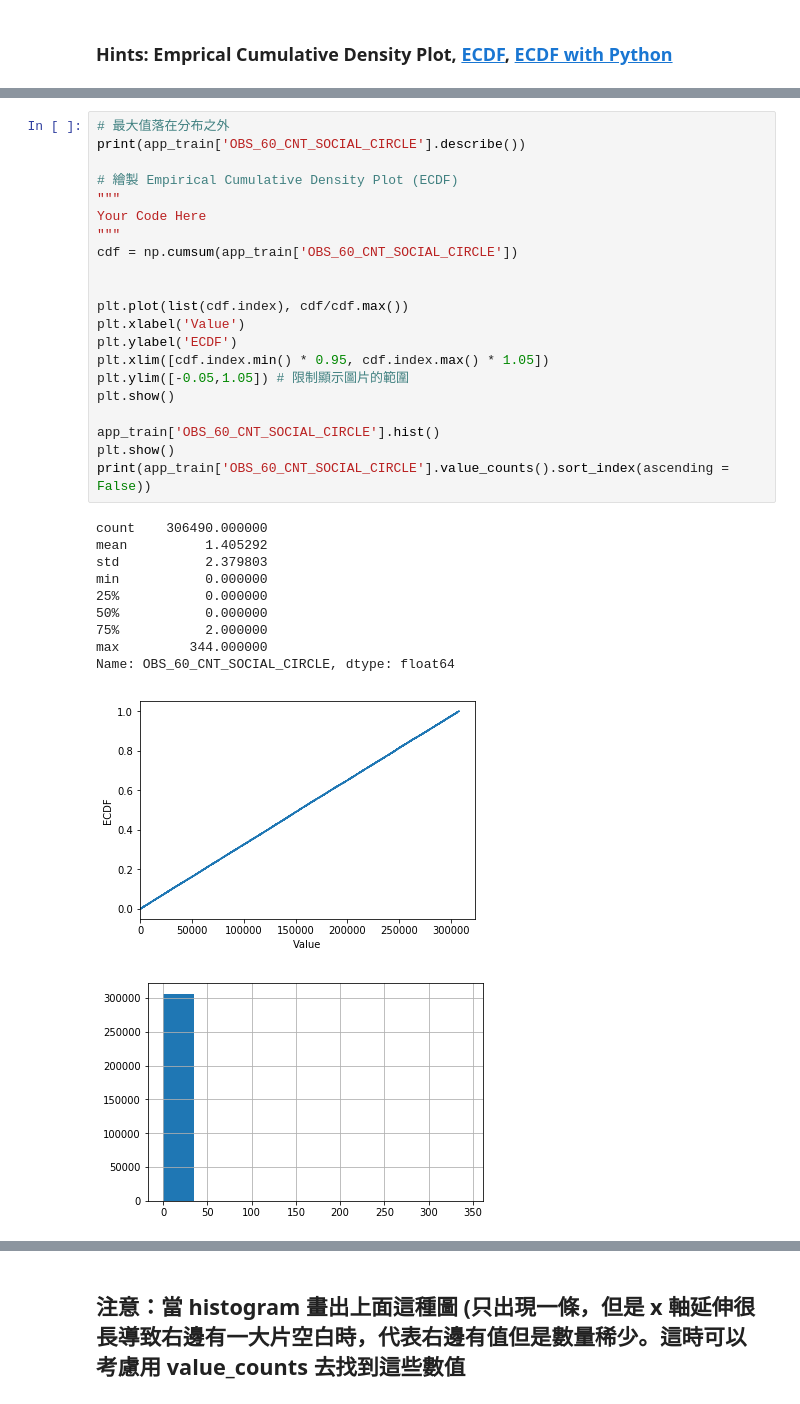
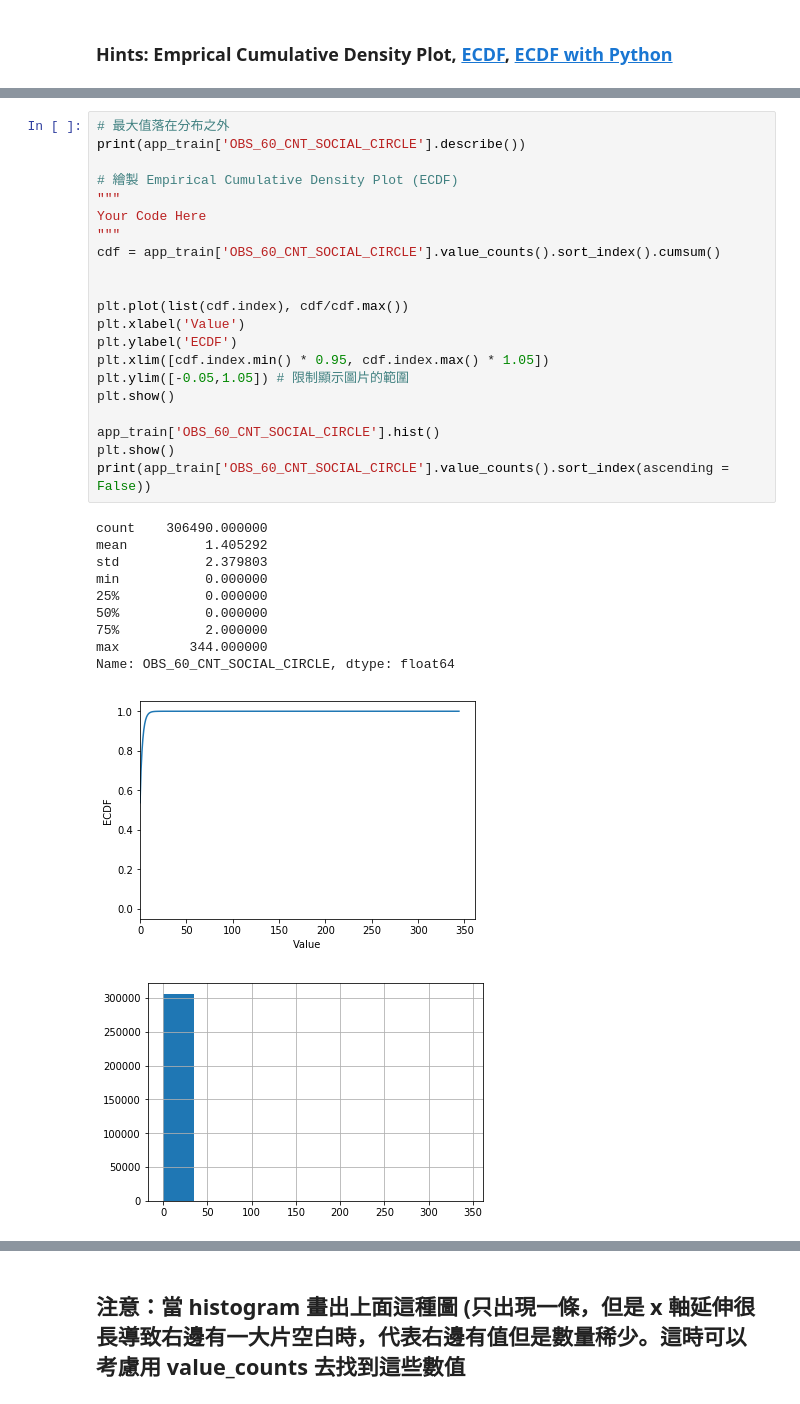
Before and after one commit to MeowDada/2nd-ML100Days, a Jupyter notebook: homework/Day_006_HW.ipynb, the cells around one changed output, grey strips where cells are left out. Drawn from its saved outputs; the diff is of its cells as text.

```diff
--- a/homework/Day_006_HW.ipynb
+++ b/homework/Day_006_HW.ipynb
@@ -170,35 +166,35 @@ Name: REGION_POPULATION_RELATIVE, Length: 81, dtype: int64
 # %%
 # 最大值落在分布之外
 print(app_train['OBS_60_CNT_SOCIAL_CIRCLE'].describe())
 
 # 繪製 Empirical Cumulative Density Plot (ECDF)
 """
 Your Code Here
 """
-cdf = np.cumsum(app_train['OBS_60_CNT_SOCIAL_CIRCLE'])
+cdf = app_train['OBS_60_CNT_SOCIAL_CIRCLE'].value_counts().sort_index().cumsum()
 
 
 plt.plot(list(cdf.index), cdf/cdf.max())
 plt.xlabel('Value')
 plt.ylabel('ECDF')
 plt.xlim([cdf.index.min() * 0.95, cdf.index.max() * 1.05])
 plt.ylim([-0.05,1.05]) # 限制顯示圖片的範圍
 plt.show()
 
 app_train['OBS_60_CNT_SOCIAL_CIRCLE'].hist()
 plt.show()
 print(app_train['OBS_60_CNT_SOCIAL_CIRCLE'].value_counts().sort_index(ascending = False))
 # %% [output]
 count    306490.000000
 mean          1.405292
 std           2.379803
 min           0.000000
 25%           0.000000
 50%           0.000000
 75%           2.000000
 max         344.000000
 Name: OBS_60_CNT_SOCIAL_CIRCLE, dtype: float64
-[figure, old version]
+[figure, new version]
 [figure]
 344.0         1
 47.0          1
```
Also changed, not shown: parts of 3 cells of this notebook.
